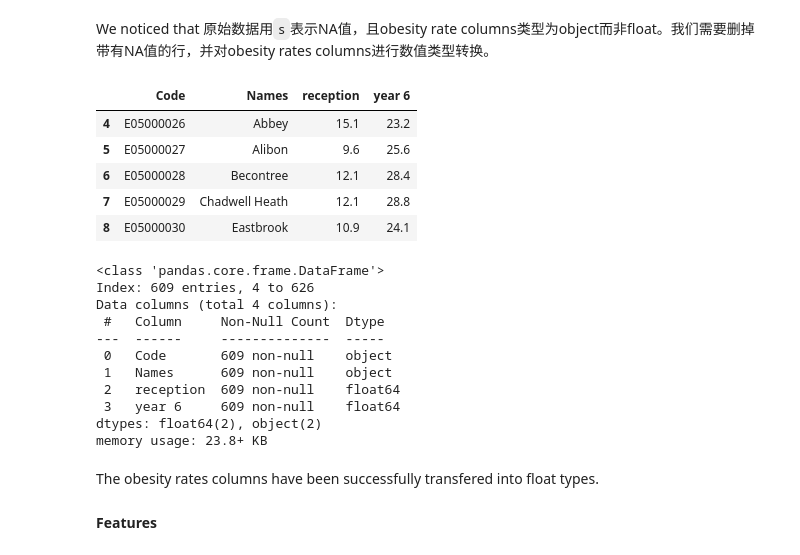
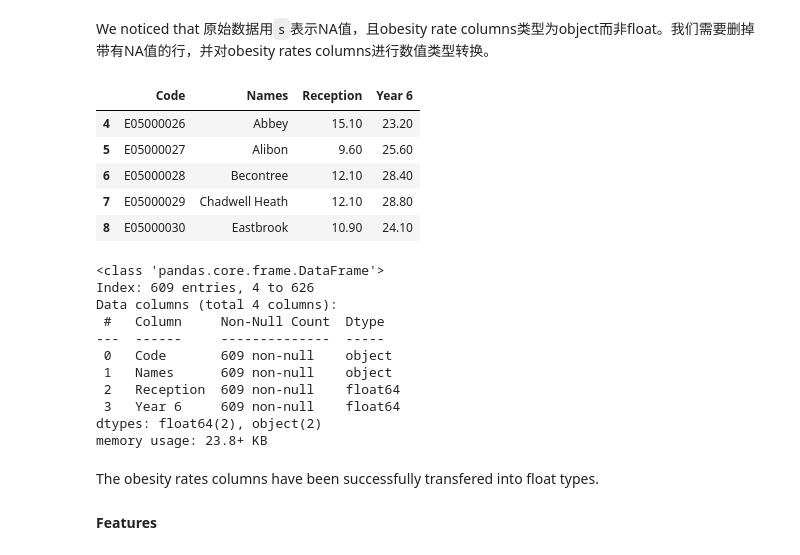
Before and after one commit to mixedmint/DSSS, a Jupyter notebook: childhood obesity.ipynb, the cells around one changed output. Saved outputs shown, nothing was run; the diff lists cells and outputs as text; code cells hidden in the pictures.

```diff
--- a/childhood obesity.ipynb
+++ b/childhood obesity.ipynb
@@ -41,6 +41,7 @@ import time
 start_time = time.time()
 # %%
 import pandas as pd
+pd.set_option('display.float_format', lambda x: '%.2f' % x)
 import numpy as np
 from matplotlib import pyplot
 import matplotlib.pyplot as plt
@@ -164,24 +165,24 @@ memory usage: 24.7+ KB
 We noticed that 原始数据用`s`表示NA值，且obesity rate columns类型为object而非float。我们需要删掉带有NA值的行，并对obesity rates columns进行数值类型转换。
 # %%
 # First, simplify complex column names
-obesity = obesity.rename({'obesity rate % (age 4-5)': 'reception', 'obesity rate % (age 10-11)': 'year 6'}, axis=1)
+obesity = obesity.rename({'obesity rate % (age 4-5)': 'Reception', 'obesity rate % (age 10-11)': 'Year 6'}, axis=1)
 
 # Then convert obesity rate columns from strings to floats
-cols_to_clean = ['reception', 'year 6']
+cols_to_clean = ['Reception', 'Year 6']
 for col in cols_to_clean:
     obesity[col] = pd.to_numeric(obesity[col].str.replace('%', ''), errors='coerce')
 
 # Drop rows with NaN values and Borough column
 obesity = obesity.dropna().drop(['Borough'], axis=1)
 
 obesity.head()
 # %% [output]
-|  | Code | Names | reception | year 6 |
-| 4 | E05000026 | Abbey | 15.1 | 23.2 |
-| 5 | E05000027 | Alibon | 9.6 | 25.6 |
-| 6 | E05000028 | Becontree | 12.1 | 28.4 |
-| 7 | E05000029 | Chadwell Heath | 12.1 | 28.8 |
-| 8 | E05000030 | Eastbrook | 10.9 | 24.1 |
+|  | Code | Names | Reception | Year 6 |
+| 4 | E05000026 | Abbey | 15.10 | 23.20 |
+| 5 | E05000027 | Alibon | 9.60 | 25.60 |
+| 6 | E05000028 | Becontree | 12.10 | 28.40 |
+| 7 | E05000029 | Chadwell Heath | 12.10 | 28.80 |
+| 8 | E05000030 | Eastbrook | 10.90 | 24.10 |
 # %%
 # Check data types of obesity rates after processing
 obesity.info()
@@ -193,8 +194,8 @@ Data columns (total 4 columns):
 ---  ------     --------------  -----
  0   Code       609 non-null    object
  1   Names      609 non-null    object
- 2   reception  609 non-null    float64
- 3   year 6     609 non-null    float64
+ 2   Reception  609 non-null    float64
+ 3   Year 6     609 non-null    float64
 dtypes: float64(2), object(2)
 memory usage: 23.8+ KB
 # %% [markdown]
```
Also changed, not shown: parts of 16 cells of this notebook, 23 other files.
